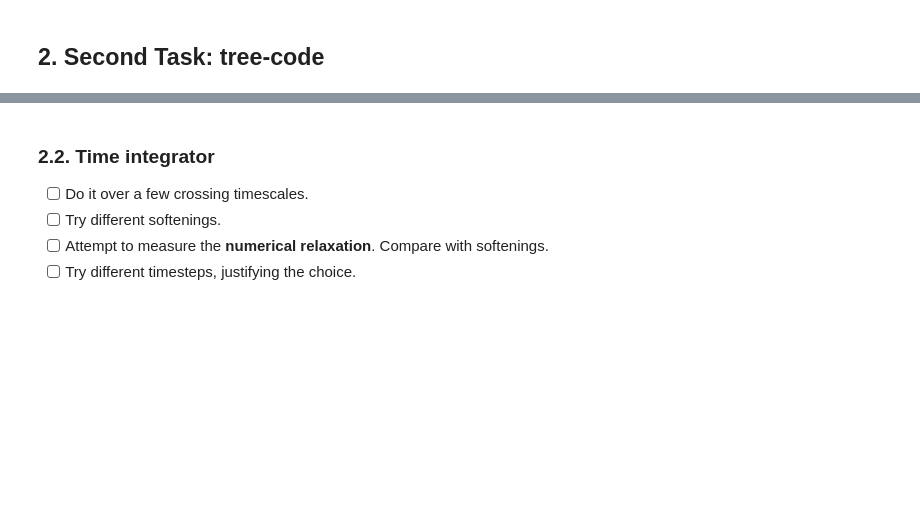
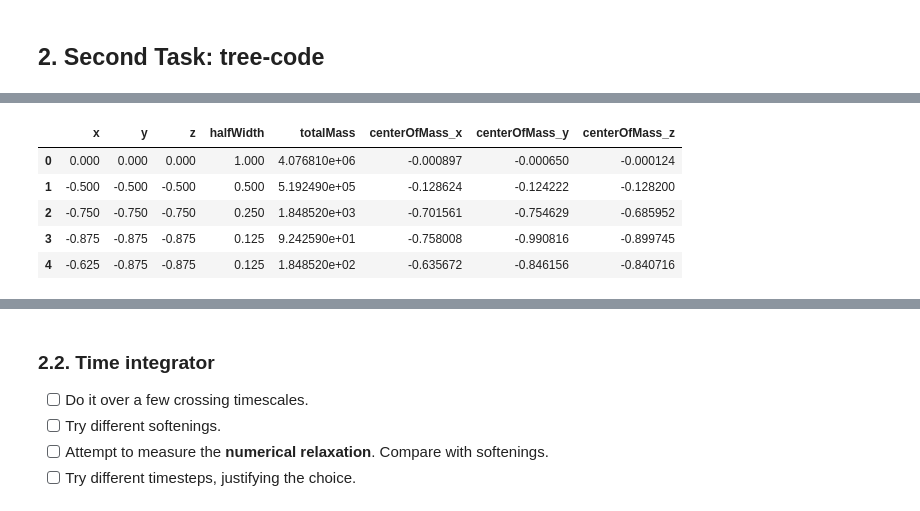
Before and after one commit to ProfesseurShadoko/compastro, a Jupyter notebook: scripts/look_at_data_old.ipynb, the cells around one changed output, grey strips where cells are left out. Saved outputs shown, nothing was run; the diff lists cells and outputs as text; code cells hidden in the pictures; blank space fills up the shorter version.

```diff
--- a/scripts/look_at_data.ipynb
+++ b/scripts/look_at_data_old.ipynb
@@ -308,0 +374,22 @@ Essayons pour différent epsilons. Bon c'est sympa, je sais pas trop quoi dire,
+# %%
+tree_data = pd.read_csv("../files/tree_data.csv")
+print("Tree data collected:", tree_data.shape)
+
+# let's find the depth of the tree by looking at the smallest halfwidth
+print("Depth of the tree:", np.round(-np.log(tree_data["halfWidth"].min()) / np.log(2)).astype(int))
+
+
+# now let's look at our particles
+particles = pd.read_csv("../files/data.txt", sep="\s+", header=None, names=["index", "m", "x", "y", "z", "vx", "vy", "vz", "eps", "phi"])
+print("Particles data collected:", particles.shape)
+particles["r"] = np.sqrt(particles["x"]**2 + particles["y"]**2 + particles["z"]**2)
+
+direct_forces = pd.read_csv("../files/forces_eps=0.000000.txt", sep=" ", header=None, names=["index", "fd_x", "fd_y", "fd_z"])
+print("Direct force data collected:", direct_forces.shape)
+
+force_octree = pd.read_csv("../files/forces_octree.txt", sep=" ", header=None, names=["index", "fo_x", "fo_y", "fo_z"])
+print("Force octree data collected:", force_octree.shape)
+
+df = pd.concat([particles, direct_forces, force_octree], axis=1)
+df["fd_r"] = (df["fd_x"] * df["x"] + df["fd_y"] * df["y"] + df["fd_z"] * df["z"]) / df["r"]
+df["fo_r"] = (df["fo_x"] * df["x"] + df["fo_y"] * df["y"] + df["fo_z"] * df["z"]) / df["r"]
@@ -308,0 +444,9 @@ Essayons pour différent epsilons. Bon c'est sympa, je sais pas trop quoi dire,
+# %%
+tree_data.head()
+# %% [output]
+|  | x | y | z | halfWidth | totalMass | centerOfMass_x | centerOfMass_y | centerOfMass_z |
+| 0 | 0.000 | 0.000 | 0.000 | 1.000 | 4.076810e+06 | -0.000897 | -0.000650 | -0.000124 |
+| 1 | -0.500 | -0.500 | -0.500 | 0.500 | 5.192490e+05 | -0.128624 | -0.124222 | -0.128200 |
+| 2 | -0.750 | -0.750 | -0.750 | 0.250 | 1.848520e+03 | -0.701561 | -0.754629 | -0.685952 |
+| 3 | -0.875 | -0.875 | -0.875 | 0.125 | 9.242590e+01 | -0.758008 | -0.990816 | -0.899745 |
+| 4 | -0.625 | -0.875 | -0.875 | 0.125 | 1.848520e+02 | -0.635672 | -0.846156 | -0.840716 |
```
Also changed, not shown: parts of 10 cells of this notebook, 1 other file.
